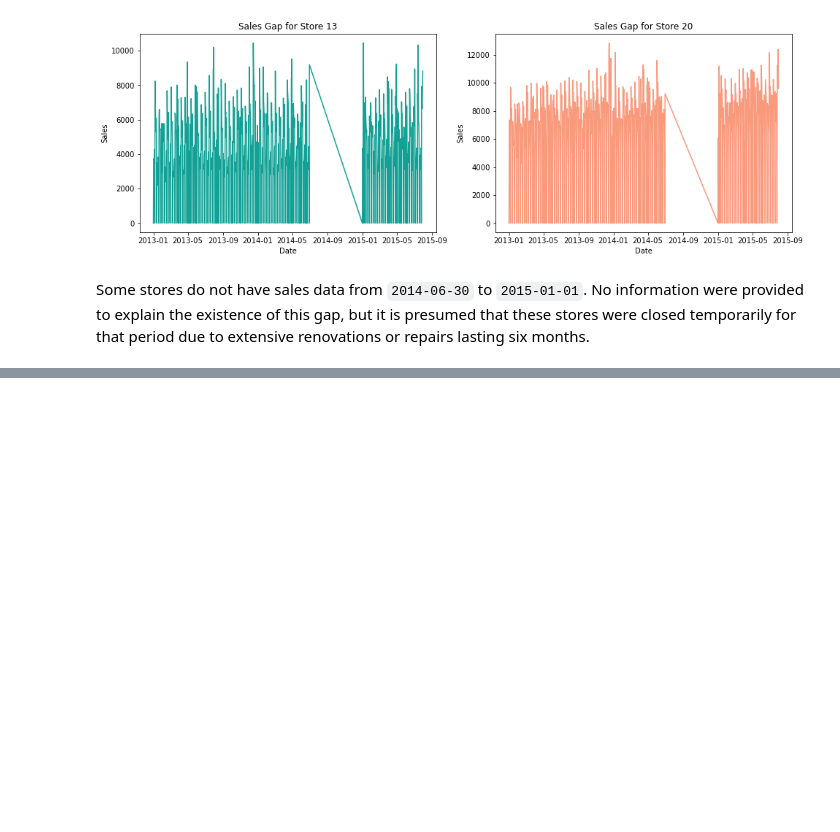
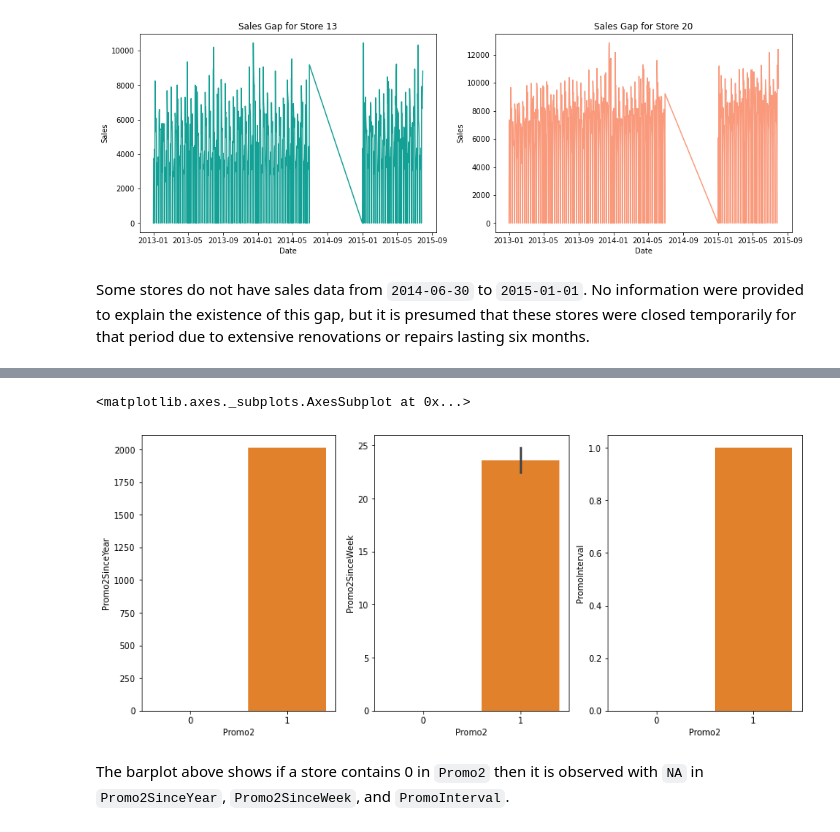
Before and after one commit to lucastancm96/drug_store_sales_forecast, a Jupyter notebook: script/sales_forecast.ipynb, the cells around one changed output, grey strips where cells are left out. Cells and saved outputs as stored; diff of their text form; code cells hidden in the pictures; blank space fills up the shorter version.

```diff
--- a/script/sales_forecast.ipynb
+++ b/script/sales_forecast.ipynb
@@ -132,0 +155,12 @@ Let's perform some missing data analysis
+# %%
+store_copy = store.copy()
+store_copy['PromoInterval'] = store_copy['PromoInterval'].apply(lambda x: np.NaN if x is np.NaN else 1)
+fig, ax = plt.subplots(1,3, figsize=(14,6))
+sns.barplot(x='Promo2', y='Promo2SinceYear', data=store,ax=ax[0])
+sns.barplot(x='Promo2', y='Promo2SinceWeek', data=store,ax=ax[1])
+sns.barplot(x='Promo2', y='PromoInterval', data=store_copy,ax=ax[2])
+# %% [output]
+<matplotlib.axes._subplots.AxesSubplot at 0x...>
+[figure, added]
+# %% [markdown]
+The barplot above shows if a store contains 0 in `Promo2` then it is observed with `NA` in `Promo2SinceYear`, `Promo2SinceWeek`, and `PromoInterval`.
```
Also changed, not shown: parts of 6 cells of this notebook, 5 other files.
